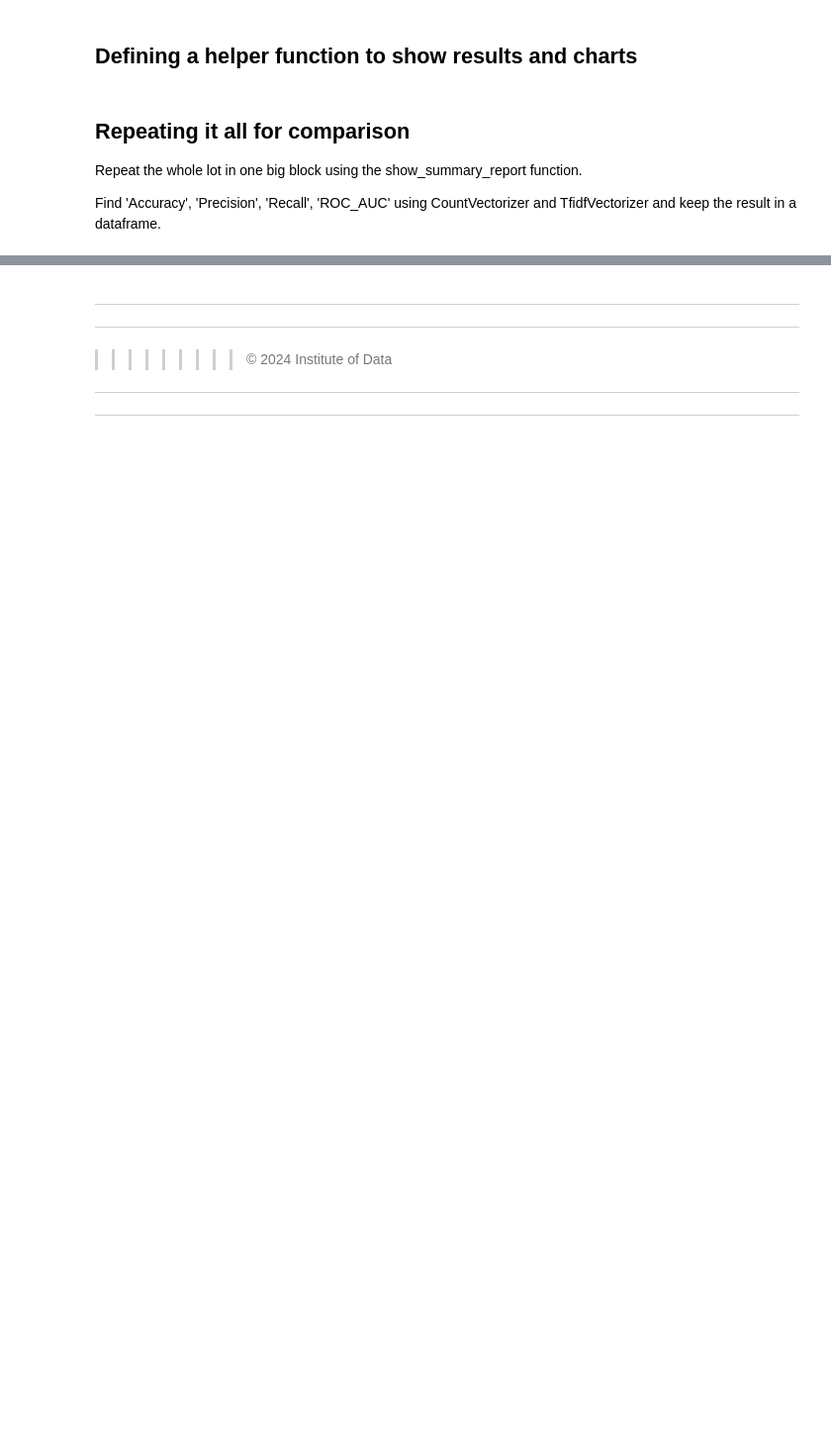
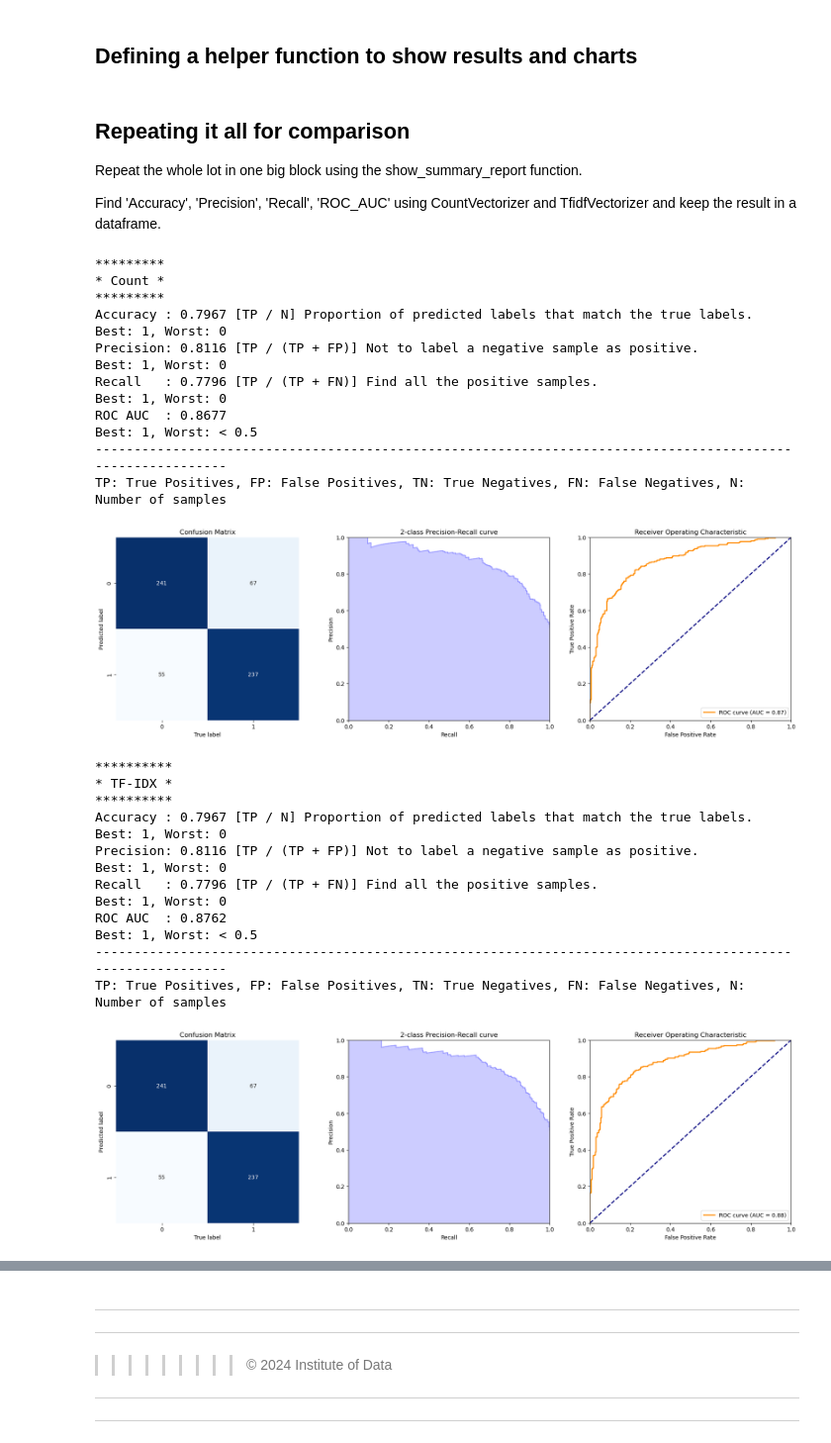
Before and after one commit to mdjroaming/IOD, a Jupyter notebook: Module 8/Module 8 Labs/IOD_Lab_8_4_Sentiment_Analysis.ipynb, the cells around one changed output, grey strips where cells are left out. Shown at 99% size. Saved outputs shown, nothing was run; the diff lists cells and outputs as text; code cells hidden in the pictures; blank space fills up the shorter version.

```diff
--- a/Module 8/Module 8 Labs/IOD_Lab_8_4_Sentiment_Analysis.ipynb
+++ b/Module 8/Module 8 Labs/IOD_Lab_8_4_Sentiment_Analysis.ipynb
@@ -172,13 +247,3 @@ def clean_text(text):
 Using techniques learned in previous labs, remove StopWords, punctuation, and digits. Entities can be retained. Return the lemmatised form of any remaining words in lower case form.
 
 This removes meaningless information.
-# %%
-# Complete the function
-def convert_text(text):
-    '''
-    Use techniques learned in previous labs.
-    1) Remove StopWords, Punctuation and digits.
-    2) Retain entities.
-    3) Return the lemmatised form of remaining words in lower case form.
-    '''
-    return text
@@ -184,0 +258,3 @@ def convert_text(text):
+# %%
+# Initialize the lemmatizer
+lemmatizer = WordNetLemmatizer()
@@ -205,8 +323,8 @@ df.sample(10)
 ## Split the dataset
 # %%
 # Features and Labels
-X = df['short']
-y = df['sentiment']
+X = combined_df['short']
+y = combined_df['sentiment']
 
 # Apply a train-test split
 X_train, X_test, y_train, y_test = train_test_split(X, y, test_size = 0.2, random_state = 42)
@@ -343,0 +462,55 @@ Find 'Accuracy', 'Precision', 'Recall', 'ROC_AUC' using CountVectorizer and Tfid
+# %%
+# ANSWER
+
+# Keep the results in a dataframe
+results = pd.DataFrame(columns = ['Model', 'Accuracy', 'Precision', 'Recall', 'ROC_AUC'])
+models = ['Count', 'TF-IDX']
+for i, m in enumerate([CountVectorizer(), TfidfVectorizer()]):
+    print('*' * (len(models[i]) + 4))
+    print('* %s *' % models[i])
+    print('*' * (len(models[i]) + 4))
+    # create a matrix of word counts from the text
+    # use TF-IDF
+    counts = m
+    # do the actual counting
+    A = counts.fit_transform(X_train, y_train)
+    # create a classifier using SVC
+    classifier = SVC(kernel='linear', probability=True)
+    # train the classifier with the training data
+    classifier.fit(A, y_train)
+    # do the transformation for the test data
+    # NOTE: use `transform()` instead of `fit_transform()`
+    B = counts.transform(X_test)
+    # make predictions based on the test data
+    predictions = classifier.predict(B)
+    # store probabilities of predictions being 1
+    probabilities = classifier.predict_proba(B)[:, 1]
+    # show the report
+    accuracy_, precision_, recall_, roc_auc_ = show_summary_report(y_test, predictions, probabilities)
+    # keep the results
+    results.loc[i] = {'Model': models[i],
+                      'Accuracy': accuracy_,
+                      'Precision': precision_,
+                      'Recall': recall_,
+                      'ROC_AUC': roc_auc_}
+# %% [output]
+*********
+* Count *
+*********
+Accuracy : 0.7967 [TP / N] Proportion of predicted labels that match the true labels. Best: 1, Worst: 0
+Precision: 0.8116 [TP / (TP + FP)] Not to label a negative sample as positive.        Best: 1, Worst: 0
+Recall   : 0.7796 [TP / (TP + FN)] Find all the positive samples.                     Best: 1, Worst: 0
+ROC AUC  : 0.8677                                                                     Best: 1, Worst: < 0.5
+-----------------------------------------------------------------------------------------------------------
+TP: True Positives, FP: False Positives, TN: True Negatives, FN: False Negatives, N: Number of samples
+[figure, added]
+**********
+* TF-IDX *
+**********
+Accuracy : 0.7967 [TP / N] Proportion of predicted labels that match the true labels. Best: 1, Worst: 0
+Precision: 0.8116 [TP / (TP + FP)] Not to label a negative sample as positive.        Best: 1, Worst: 0
+Recall   : 0.7796 [TP / (TP + FN)] Find all the positive samples.                     Best: 1, Worst: 0
+ROC AUC  : 0.8762                                                                     Best: 1, Worst: < 0.5
+-----------------------------------------------------------------------------------------------------------
+TP: True Positives, FP: False Positives, TN: True Negatives, FN: False Negatives, N: Number of samples
+[figure, added]
```
Also changed, not shown: parts of 21 cells of this notebook, 13 other files.
